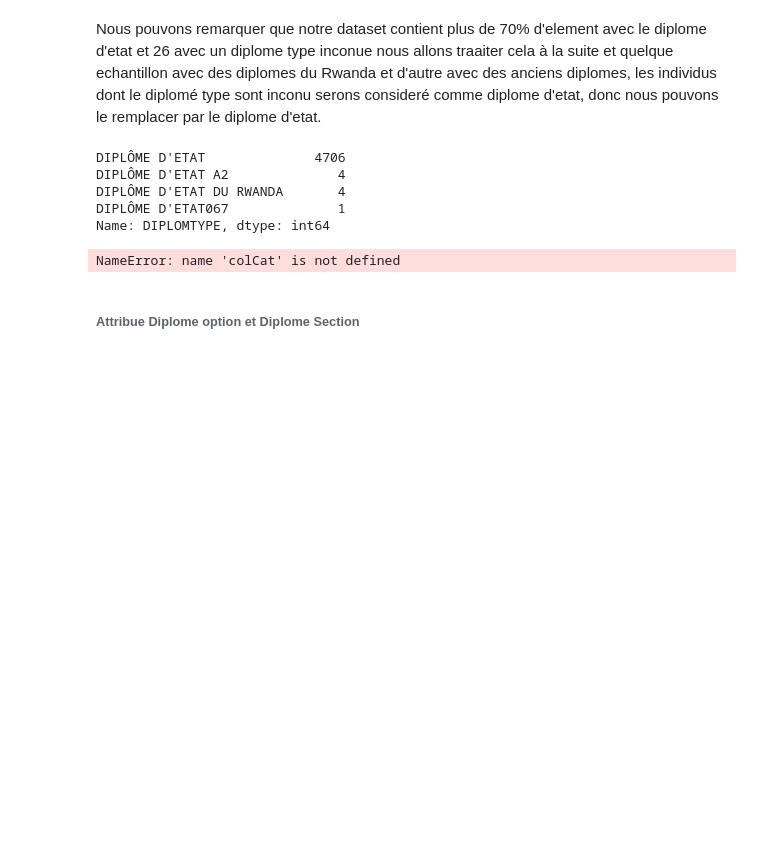
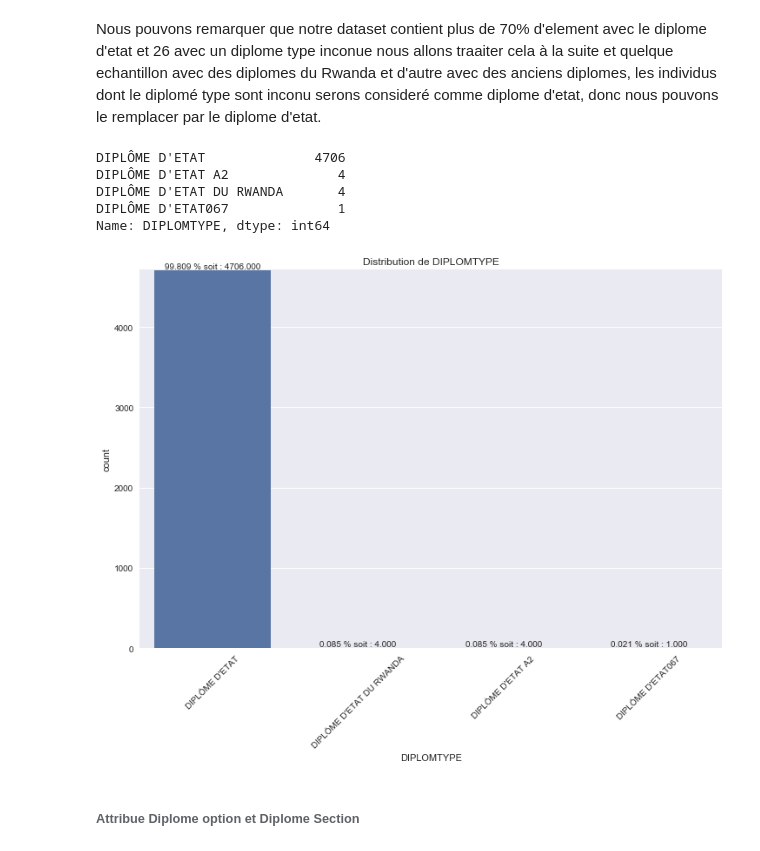
Before and after one commit to espoirMur/Student-Grade-Predictor, a Jupyter notebook: DataExplorationDraft1.ipynb, the cells around one changed output. Saved outputs shown, nothing was run; the diff lists cells and outputs as text; code cells hidden in the pictures; blank space fills up the shorter version.

```diff
--- a/DataExplorationDraft1.ipynb
+++ b/DataExplorationDraft1.ipynb
@@ -586,9 +590,9 @@ Name: DIPLOMTYPE, dtype: int64
 # %%
 datasetIn.DIPLOMTYPE.loc[datasetIn.DIPLOMTYPE =='inconnu']=datasetIn.DIPLOMTYPE[1]
 # %%
-plotCate(colCat[2],datasetIn,size=(12,8),orient='h')
+plotCate('DIPLOMTYPE',datasetIn,size=(12,8),orient='h')
 # %% [output]
-NameError: name 'colCat' is not defined
+[figure, added]
 # %% [markdown]
 ###### Attribue Diplome option et Diplome Section
 # %%
```
Also changed, not shown: parts of 100 cells of this notebook, 4 other files.
